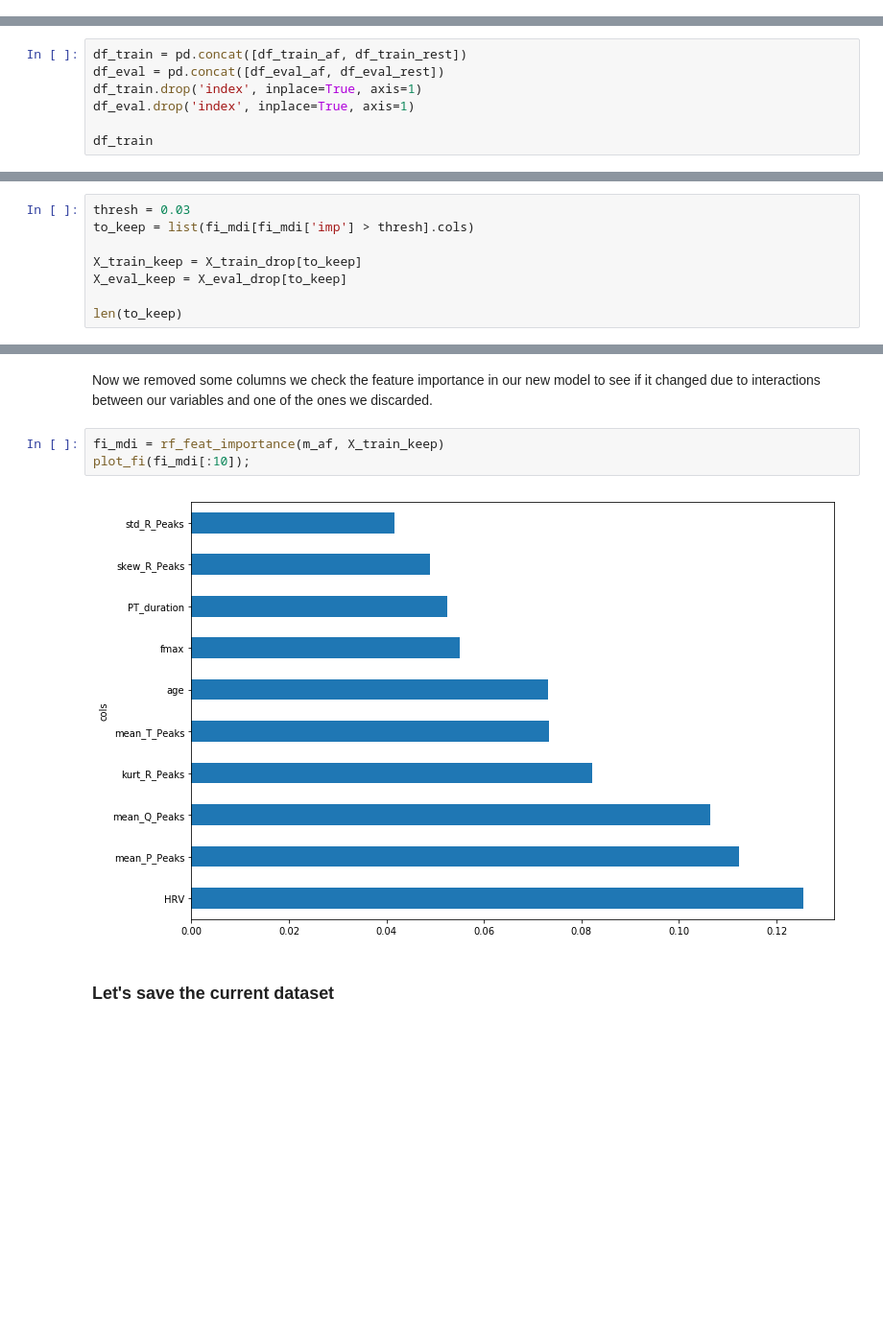
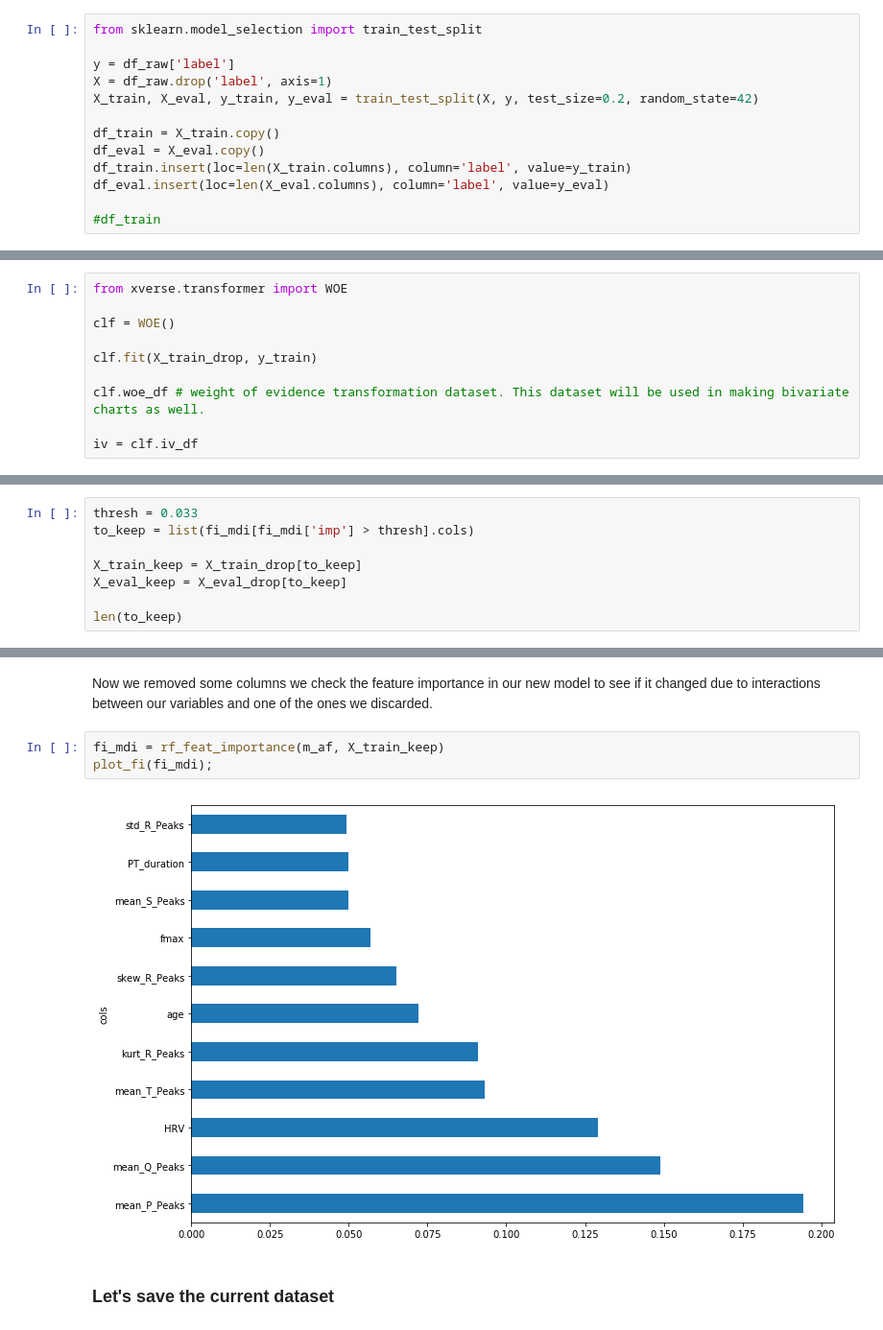
Before and after one commit to tomiambro/phys2020Classifier, a Jupyter notebook: AFDetection.ipynb, the cells around one changed output, grey strips where cells are left out. Shown at 96% size. Saved outputs shown, nothing was run; the diff lists cells and outputs as text; blank space fills up the shorter version.

Commit message:
Changed split value logic and added instructions for setup

```diff
--- a/AFDetection.ipynb
+++ b/AFDetection.ipynb
@@ -130,3 +103,16 @@ len(df_eval_rest), len(df_train_rest), len(df_rest)
+# %%
+from sklearn.model_selection import train_test_split
+
+y = df_raw['label']
+X = df_raw.drop('label', axis=1)
+X_train, X_eval, y_train, y_eval = train_test_split(X, y, test_size=0.2, random_state=42)
+
+df_train = X_train.copy()
+df_eval = X_eval.copy()
+df_train.insert(loc=len(X_train.columns), column='label', value=y_train)
+df_eval.insert(loc=len(X_eval.columns), column='label', value=y_eval)
+
+#df_train
 # %% [markdown]
 ### We check to see if the labels we sampled in the same proportion as they appear in the original dataset
 # %%
@@ -185,7 +168,0 @@ See the caveats in the documentation: https://pandas.pydata.org/pandas-docs/stab
-# %%
-df_train = pd.concat([df_train_af, df_train_rest])
-df_eval = pd.concat([df_eval_af, df_eval_rest])
-df_train.drop('index', inplace=True, axis=1)
-df_eval.drop('index', inplace=True, axis=1)
-
-df_train
@@ -346,0 +302,10 @@ Although not the same, the results are similar and make sense from a physiologic
+# %%
+from xverse.transformer import WOE
+
+clf = WOE()
+
+clf.fit(X_train_drop, y_train)
+
+clf.woe_df # weight of evidence transformation dataset. This dataset will be used in making bivariate charts as well.
+
+iv = clf.iv_df
@@ -347,7 +319,7 @@ Although not the same, the results are similar and make sense from a physiologic
 # %% [markdown]
 ### Lets optimize our model based on MDI results
 # %%
-thresh = 0.03
+thresh = 0.033
 to_keep = list(fi_mdi[fi_mdi['imp'] > thresh].cols)
 
 X_train_keep = X_train_drop[to_keep]
@@ -379,9 +351,9 @@ with mlflow.start_run() as run:
 Now we removed some columns we check the feature importance in our new model to see if it changed due to interactions between our variables and one of the ones we discarded.
 # %%
 fi_mdi = rf_feat_importance(m_af, X_train_keep)
-plot_fi(fi_mdi[:10]);
+plot_fi(fi_mdi);
 # %% [output]
-[figure, old version]
+[figure, new version]
 # %% [markdown]
 ### Let's save the current dataset
 # %%
```
Also changed, not shown: parts of 32 cells of this notebook, 2 other files.
